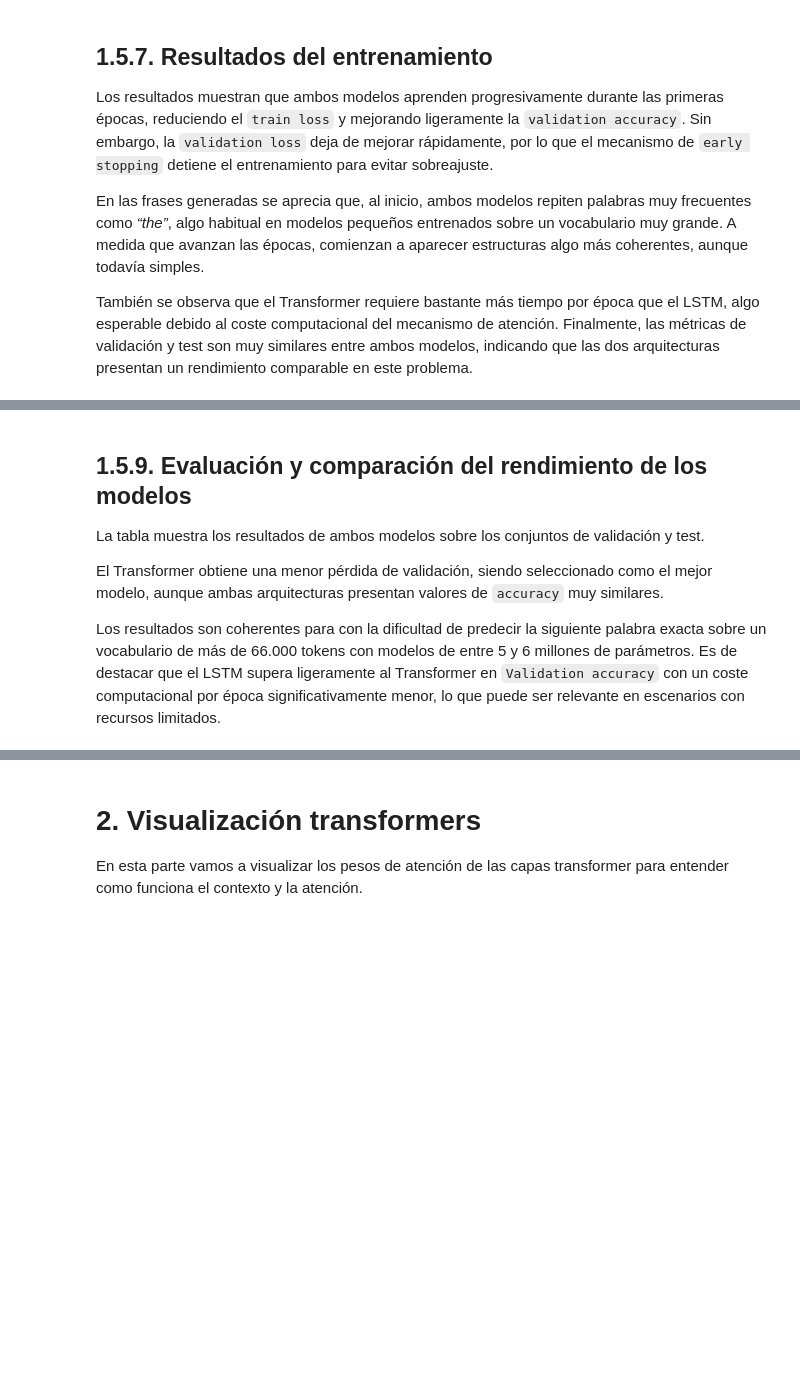
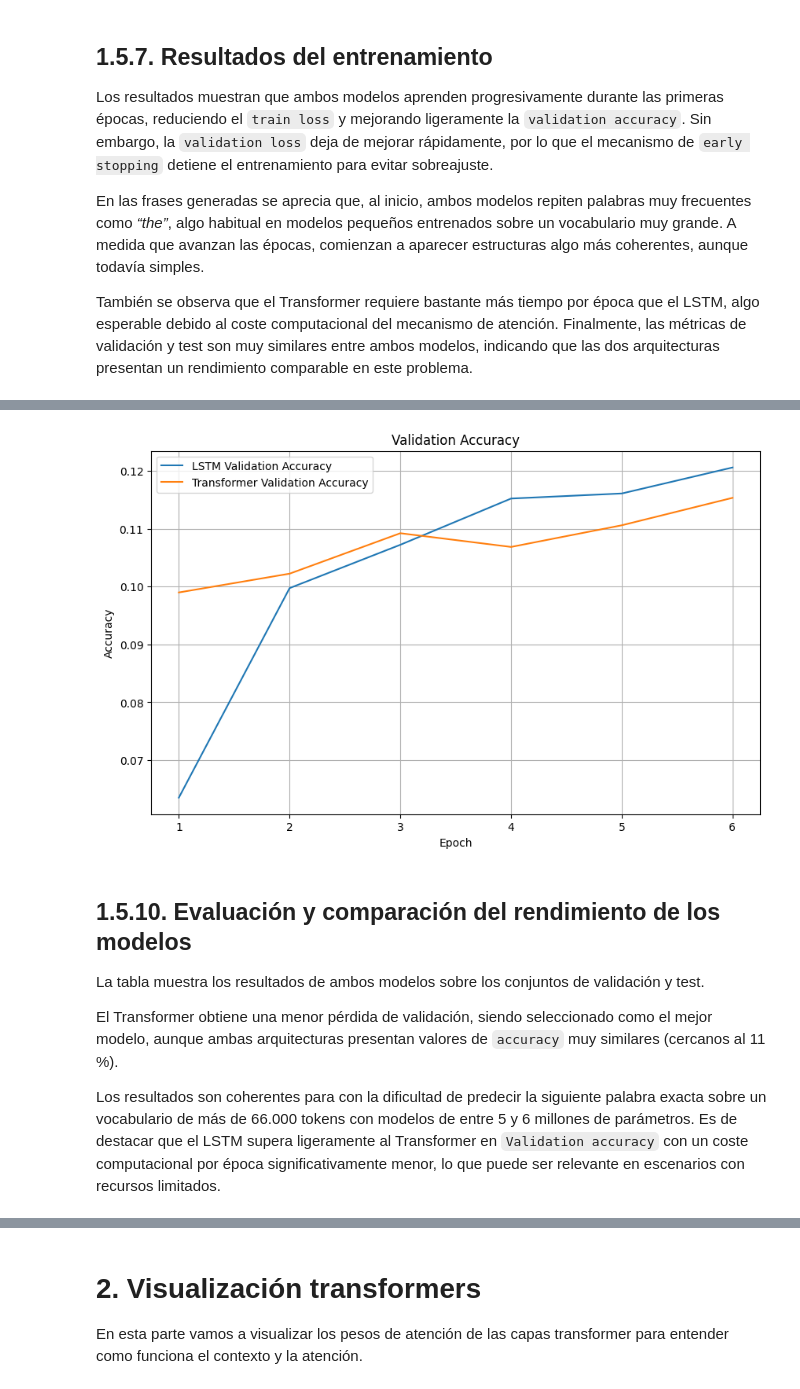
Before and after one commit to JulioUQ/Deep-learning, a Jupyter notebook: Módulo 4- Transformadores/Enunciado de la PEC/20252_PEC3_UbedaQuesada_Julio.ipynb, the cells around one changed output, grey strips where cells are left out. Cells and saved outputs as stored; diff of their text form; code cells hidden in the pictures; blank space fills up the shorter version.

```diff
--- a/Módulo 4- Transformadores/Enunciado de la PEC/20252_PEC3_UbedaQuesada_Julio.ipynb
+++ b/Módulo 4- Transformadores/Enunciado de la PEC/20252_PEC3_UbedaQuesada_Julio.ipynb
@@ -749,10 +787,7 @@ def generate_text(model, seed_text, max_words=10):
 
     # iteramos para generar max_words palabras adicionales
     for _ in range(max_words):
-        encoded = [
-            vocab.get(w, vocab["<UNK>"])
-            for w in words
-        ]
+        encoded = [vocab.get(w, vocab["<UNK>"]) for w in words]
 
         # solo consideramos las últimas SEQ_LEN palabras para generar la siguiente palabra,
         encoded = encoded[-SEQ_LEN:]
@@ -1146,11 +1155,27 @@ plt.show()
+# %%
+# Validation accuracy por época para ambos modelos
+plt.figure(figsize=(10, 6))
+plt.plot(lstm_epochs, lstm_history["valid_acc"], label="LSTM Validation Accuracy")
+plt.plot(transformer_epochs, transformer_history["valid_acc"], label="Transformer Validation Accuracy")
+
+plt.xlabel("Epoch")
+plt.ylabel("Accuracy")
+plt.title("Validation Accuracy")
+plt.legend()
+plt.grid()
+# guardar figura
+plt.savefig(r"../figures/validation_accuracy.png", dpi=300, bbox_inches="tight")
+plt.show()
+# %% [output]
+[figure, added]
 # %% [markdown]
-## 1.5.9. Evaluación y comparación del rendimiento de los modelos
+## 1.5.10. Evaluación y comparación del rendimiento de los modelos
 
 La tabla muestra los resultados de ambos modelos sobre los conjuntos de validación y test.
 
-El Transformer obtiene una menor pérdida de validación, siendo seleccionado como el mejor modelo, aunque ambas arquitecturas presentan valores de `accuracy` muy similares.
+El Transformer obtiene una menor pérdida de validación, siendo seleccionado como el mejor modelo, aunque ambas arquitecturas presentan valores de `accuracy` muy similares (cercanos al 11 %).
 
-Los resultados son coherentes para con la dificultad de predecir la siguiente palabra exacta sobre un vocabulario de  más de 66.000 tokens con modelos de entre 5 y 6 millones de parámetros. Es de destacar que el LSTM supera ligeramente al Transformer en `Validation accuracy` con un coste computacional por época significativamente menor, lo que puede ser relevante en escenarios con recursos limitados.
+Los resultados son coherentes para con la dificultad de predecir la siguiente palabra exacta sobre un vocabulario de más de 66.000 tokens con modelos de entre 5 y 6 millones de parámetros. Es de destacar que el LSTM supera ligeramente al Transformer en `Validation accuracy` con un coste computacional por época significativamente menor, lo que puede ser relevante en escenarios con recursos limitados.
 # %%
 criterion = nn.CrossEntropyLoss()
 
```
Also changed, not shown: parts of 34 cells of this notebook, 7 other files.
